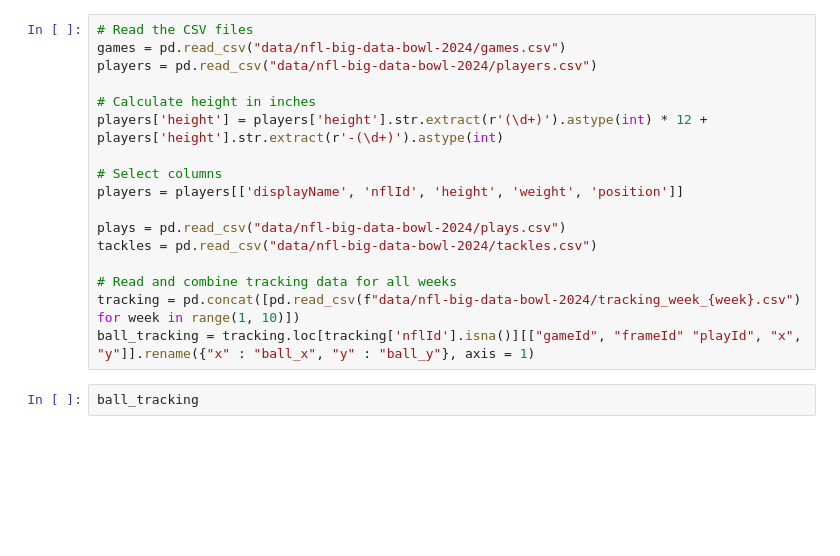
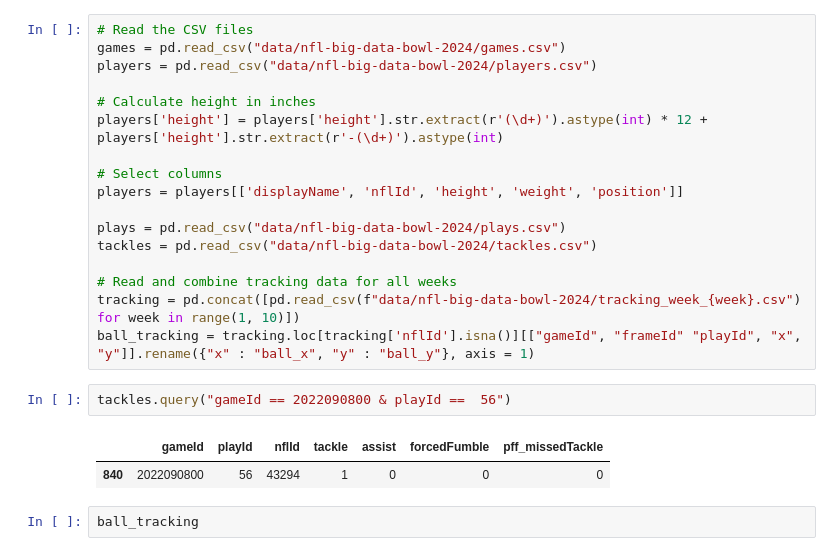
Before and after one commit to nickb1125/Big-Data-Bowl-Tackles, a Jupyter notebook: scrath.ipynb, the cells around one changed output. Cells and saved outputs as stored; diff of their text form; blank space fills up the shorter version.

```diff
--- a/scrath.ipynb
+++ b/scrath.ipynb
@@ -23,6 +29,11 @@ tackles = pd.read_csv("data/nfl-big-data-bowl-2024/tackles.csv")
 # Read and combine tracking data for all weeks
 tracking = pd.concat([pd.read_csv(f"data/nfl-big-data-bowl-2024/tracking_week_{week}.csv") for week in range(1, 10)])
 ball_tracking = tracking.loc[tracking['nflId'].isna()][["gameId", "frameId" "playId", "x", "y"]].rename({"x" : "ball_x", "y" : "ball_y"}, axis = 1)
+# %%
+tackles.query("gameId == 2022090800 & playId ==  56")
+# %% [output]
+|  | gameId | playId | nflId | tackle | assist | forcedFumble | pff_missedTackle |
+| 840 | 2022090800 | 56 | 43294 | 1 | 0 | 0 | 0 |
 # %%
 ball_tracking
 # %% [output]
```
Also changed, not shown: parts of 20 cells of this notebook.
